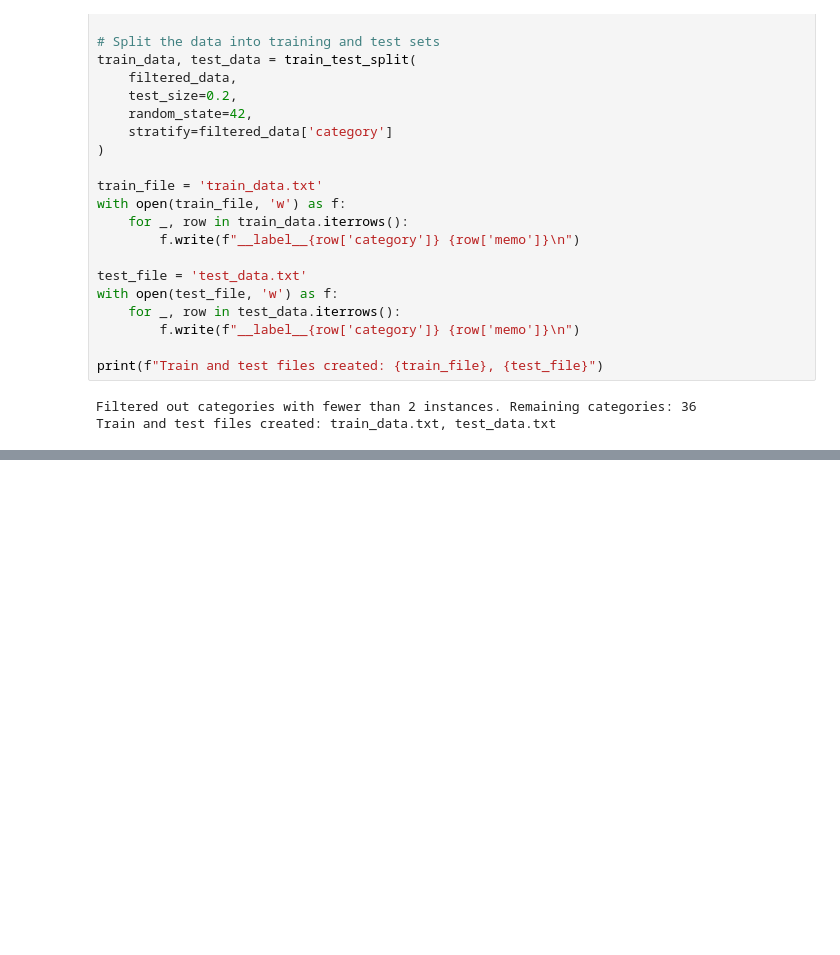
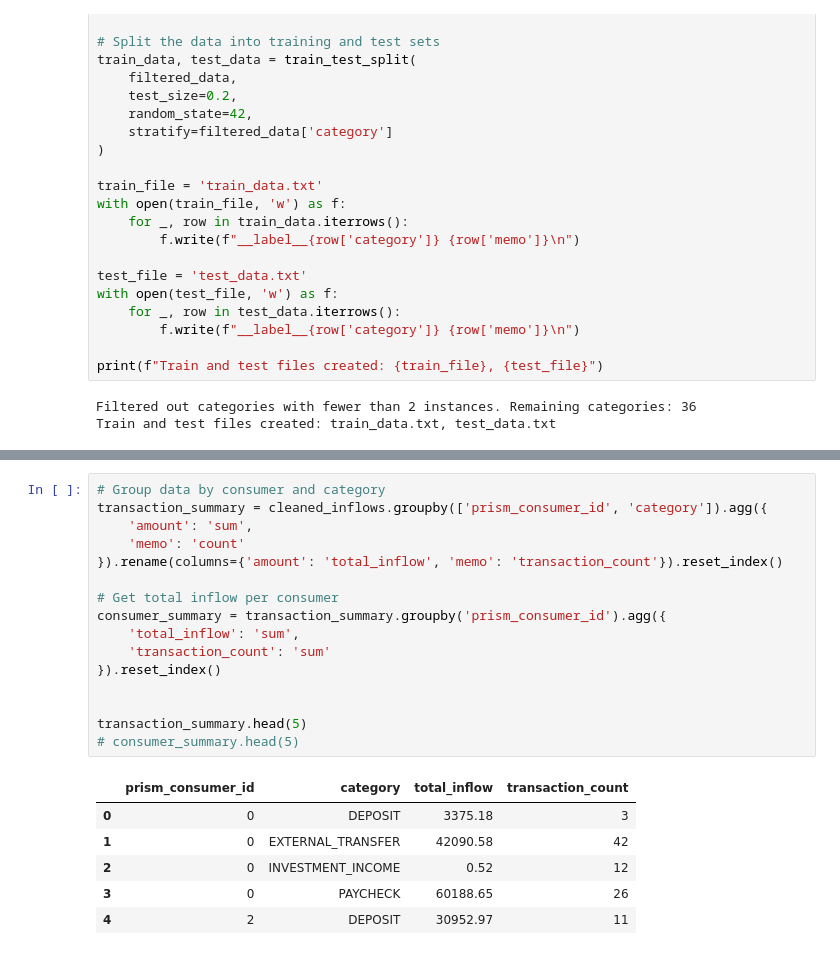
Before and after one commit to hillarychang/dsc180b-capstone-q2, a Jupyter notebook: src/notebooks/hillary_data_exploration.ipynb, the cells around one changed output, grey strips where cells are left out. Cells and saved outputs as stored; diff of their text form; blank space fills up the shorter version.

```diff
--- a/notebooks/hillary_data_exploration.ipynb
+++ b/src/notebooks/hillary_data_exploration.ipynb
@@ -850,0 +889,23 @@ KeyboardInterrupt:
+# %%
+# Group data by consumer and category
+transaction_summary = cleaned_inflows.groupby(['prism_consumer_id', 'category']).agg({
+    'amount': 'sum',
+    'memo': 'count'
+}).rename(columns={'amount': 'total_inflow', 'memo': 'transaction_count'}).reset_index()
+
+# Get total inflow per consumer
+consumer_summary = transaction_summary.groupby('prism_consumer_id').agg({
+    'total_inflow': 'sum',
+    'transaction_count': 'sum'
+}).reset_index()
+
+
+transaction_summary.head(5)
+# consumer_summary.head(5)
+# %% [output]
+|  | prism_consumer_id | category | total_inflow | transaction_count |
+| 0 | 0 | DEPOSIT | 3375.18 | 3 |
+| 1 | 0 | EXTERNAL_TRANSFER | 42090.58 | 42 |
+| 2 | 0 | INVESTMENT_INCOME | 0.52 | 12 |
+| 3 | 0 | PAYCHECK | 60188.65 | 26 |
+| 4 | 2 | DEPOSIT | 30952.97 | 11 |
```
Also changed, not shown: parts of 8 cells of this notebook, 1 other file.
